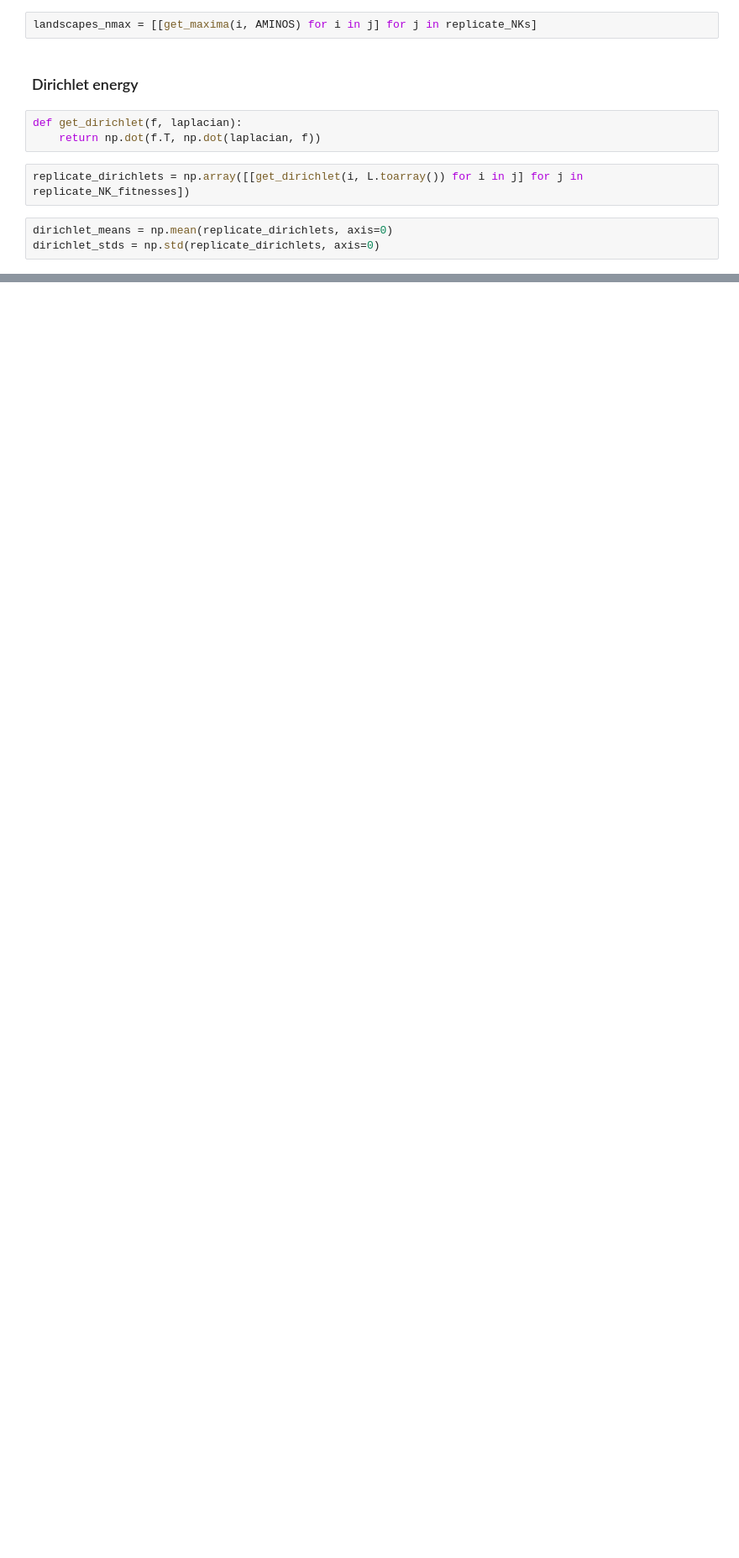
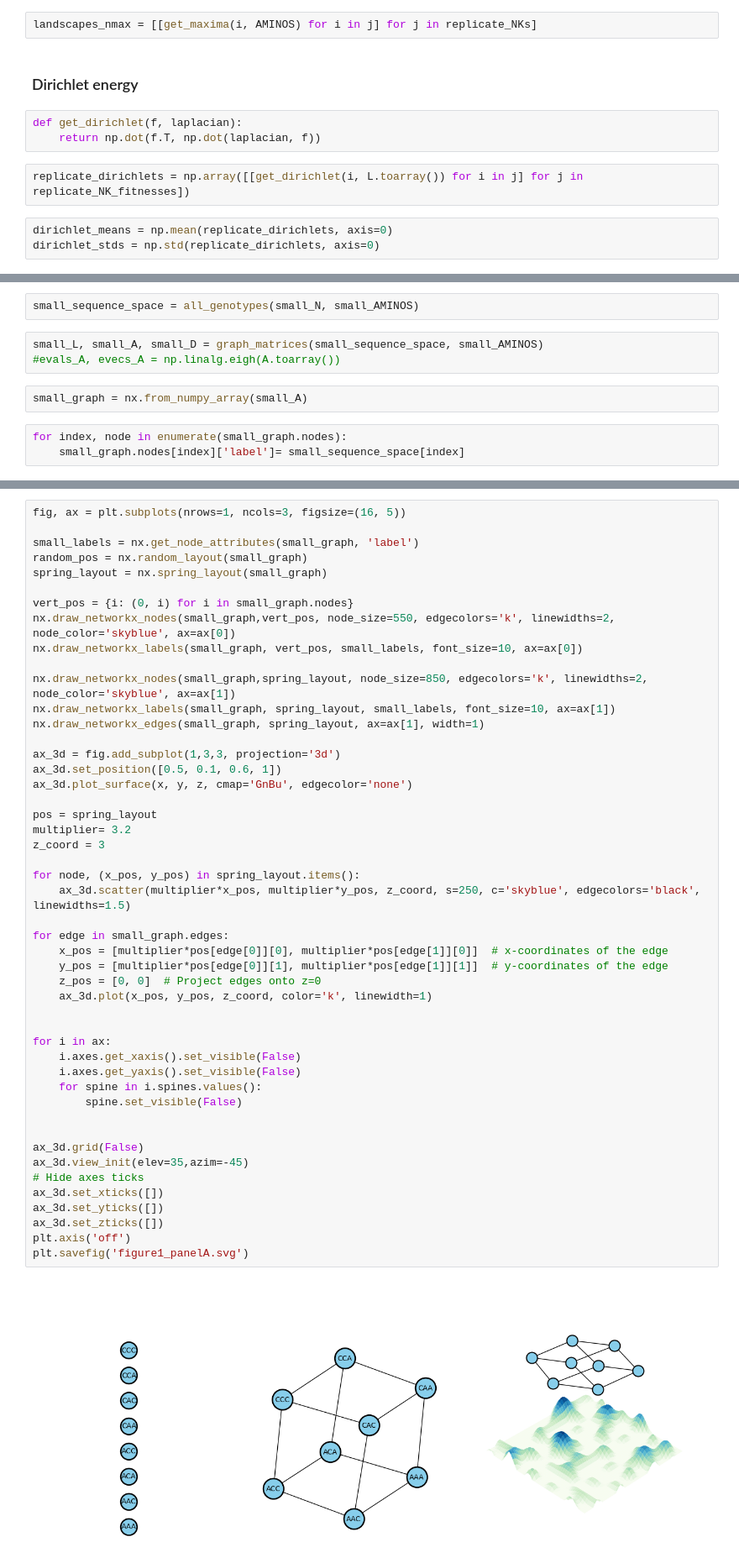
Before and after one commit to RSCJacksonLab/nk-ml, a Jupyter notebook: figures/figure1.ipynb, the cells around one changed output, grey strips where cells are left out. Shown at 84% size. Cells and saved outputs as stored; diff of their text form; blank space fills up the shorter version.

```diff
--- a/figures/figure1.ipynb
+++ b/figures/figure1.ipynb
@@ -459,0 +477,10 @@ fig.savefig('ruggedness-perspective-figure4.svg')
+# %%
+small_sequence_space = all_genotypes(small_N, small_AMINOS)
+# %%
+small_L, small_A, small_D = graph_matrices(small_sequence_space, small_AMINOS)
+#evals_A, evecs_A = np.linalg.eigh(A.toarray())
+# %%
+small_graph = nx.from_numpy_array(small_A)
+# %%
+for index, node in enumerate(small_graph.nodes):
+    small_graph.nodes[index]['label']= small_sequence_space[index]
@@ -459,0 +551,50 @@ fig.savefig('ruggedness-perspective-figure4.svg')
+# %%
+fig, ax = plt.subplots(nrows=1, ncols=3, figsize=(16, 5))
+
+small_labels = nx.get_node_attributes(small_graph, 'label')
+random_pos = nx.random_layout(small_graph)
+spring_layout = nx.spring_layout(small_graph)
+
+vert_pos = {i: (0, i) for i in small_graph.nodes}
+nx.draw_networkx_nodes(small_graph,vert_pos, node_size=550, edgecolors='k', linewidths=2, node_color='skyblue', ax=ax[0])
+nx.draw_networkx_labels(small_graph, vert_pos, small_labels, font_size=10, ax=ax[0])
+
+nx.draw_networkx_nodes(small_graph,spring_layout, node_size=850, edgecolors='k', linewidths=2,  node_color='skyblue', ax=ax[1])
+nx.draw_networkx_labels(small_graph, spring_layout, small_labels, font_size=10, ax=ax[1])
+nx.draw_networkx_edges(small_graph, spring_layout, ax=ax[1], width=1)
+
+ax_3d = fig.add_subplot(1,3,3, projection='3d')
+ax_3d.set_position([0.5, 0.1, 0.6, 1])
+ax_3d.plot_surface(x, y, z, cmap='GnBu', edgecolor='none')
+
+pos = spring_layout
+multiplier= 3.2
+z_coord = 3
+
+for node, (x_pos, y_pos) in spring_layout.items():
+    ax_3d.scatter(multiplier*x_pos, multiplier*y_pos, z_coord, s=250, c='skyblue', edgecolors='black', linewidths=1.5)
+
+for edge in small_graph.edges:
+    x_pos = [multiplier*pos[edge[0]][0], multiplier*pos[edge[1]][0]]  # x-coordinates of the edge
+    y_pos = [multiplier*pos[edge[0]][1], multiplier*pos[edge[1]][1]]  # y-coordinates of the edge
+    z_pos = [0, 0]  # Project edges onto z=0
+    ax_3d.plot(x_pos, y_pos, z_coord, color='k', linewidth=1)
+
+
+for i in ax:
+    i.axes.get_xaxis().set_visible(False)
+    i.axes.get_yaxis().set_visible(False)
+    for spine in i.spines.values():
+        spine.set_visible(False)
+
+
+ax_3d.grid(False)
+ax_3d.view_init(elev=35,azim=-45)
+# Hide axes ticks
+ax_3d.set_xticks([])
+ax_3d.set_yticks([])
+ax_3d.set_zticks([])
+plt.axis('off')
+plt.savefig('figure1_panelA.svg')
+# %% [output]
+[figure, added]
```
Also changed, not shown: parts of 11 cells of this notebook, 8 other files.
